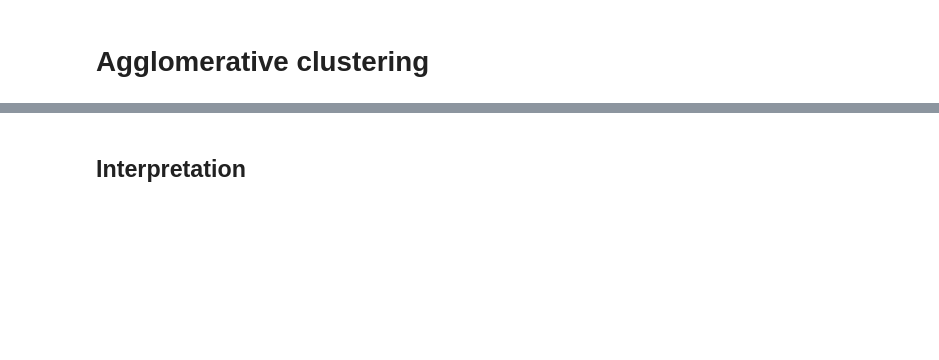
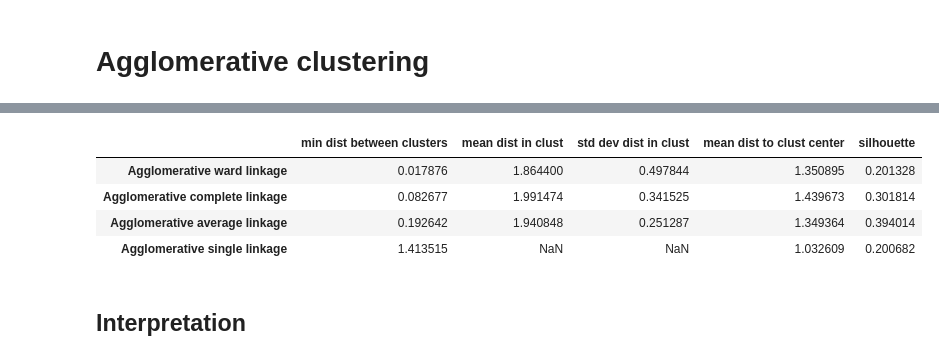
Before and after one commit to MajshiJD/ML_proj2, a Jupyter notebook: models/Agglomerative_clustering.ipynb, the cells around one changed output, grey strips where cells are left out. Saved outputs shown, nothing was run; the diff lists cells and outputs as text; code cells hidden in the pictures; blank space fills up the shorter version.

```diff
--- a/models/Agglomerative_clustering.ipynb
+++ b/models/Agglomerative_clustering.ipynb
@@ -163,3 +211,11 @@ res
+# %%
+show_results(4)
+# %% [output]
+|  | min dist between clusters | mean dist in clust | std dev dist in clust | mean dist to clust center | silhouette |
+| Agglomerative ward linkage | 0.017876 | 1.864400 | 0.497844 | 1.350895 | 0.201328 |
+| Agglomerative complete linkage | 0.082677 | 1.991474 | 0.341525 | 1.439673 | 0.301814 |
+| Agglomerative average linkage | 0.192642 | 1.940848 | 0.251287 | 1.349364 | 0.394014 |
+| Agglomerative single linkage | 1.413515 | NaN | NaN | 1.032609 | 0.200682 |
 # %% [markdown]
 ## Interpretation
 # %%
```
Also changed, not shown: parts of 24 cells of this notebook, 3 other files.
